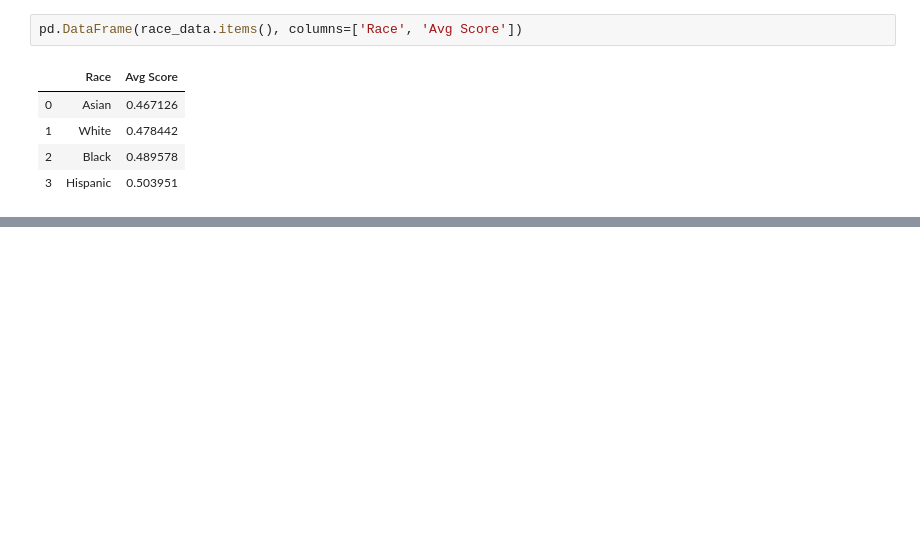
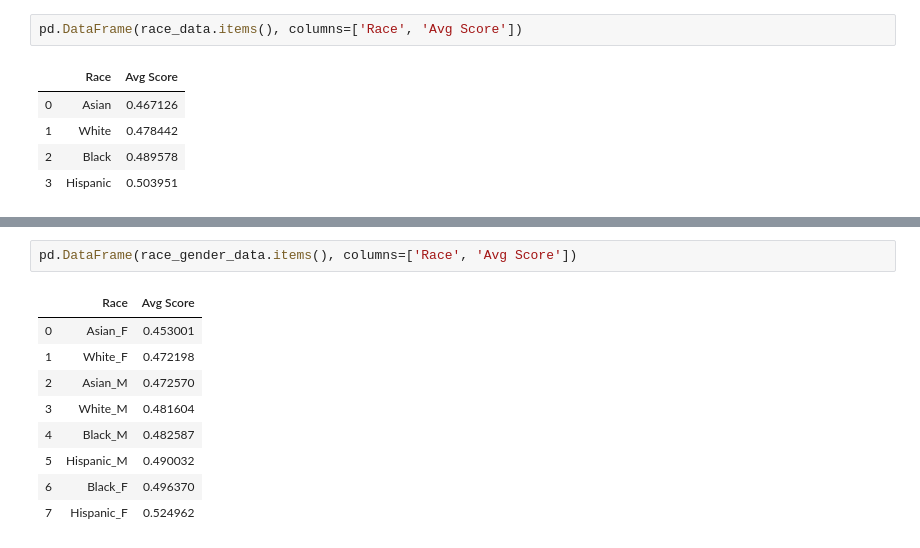
Before and after one commit to Faraaz-Beyabani/CPDP_Daring_Riddlers, a Jupyter notebook: checkpoint-5/src/checkpoint-5.ipynb, the cells around one changed output, grey strips where cells are left out. Drawn from its saved outputs; the diff is of its cells as text; blank space fills up the shorter version.

```diff
--- a/checkpoint-5/src/checkpoint-5.ipynb
+++ b/checkpoint-5/src/checkpoint-5.ipynb
@@ -163,0 +203,12 @@ pd.DataFrame(race_data.items(), columns=['Race', 'Avg Score'])
+# %%
+pd.DataFrame(race_gender_data.items(), columns=['Race', 'Avg Score'])
+# %% [output]
+|  | Race | Avg Score |
+| 0 | Asian_F | 0.453001 |
+| 1 | White_F | 0.472198 |
+| 2 | Asian_M | 0.472570 |
+| 3 | White_M | 0.481604 |
+| 4 | Black_M | 0.482587 |
+| 5 | Hispanic_M | 0.490032 |
+| 6 | Black_F | 0.496370 |
+| 7 | Hispanic_F | 0.524962 |
```
Also changed, not shown: parts of 5 cells of this notebook.
